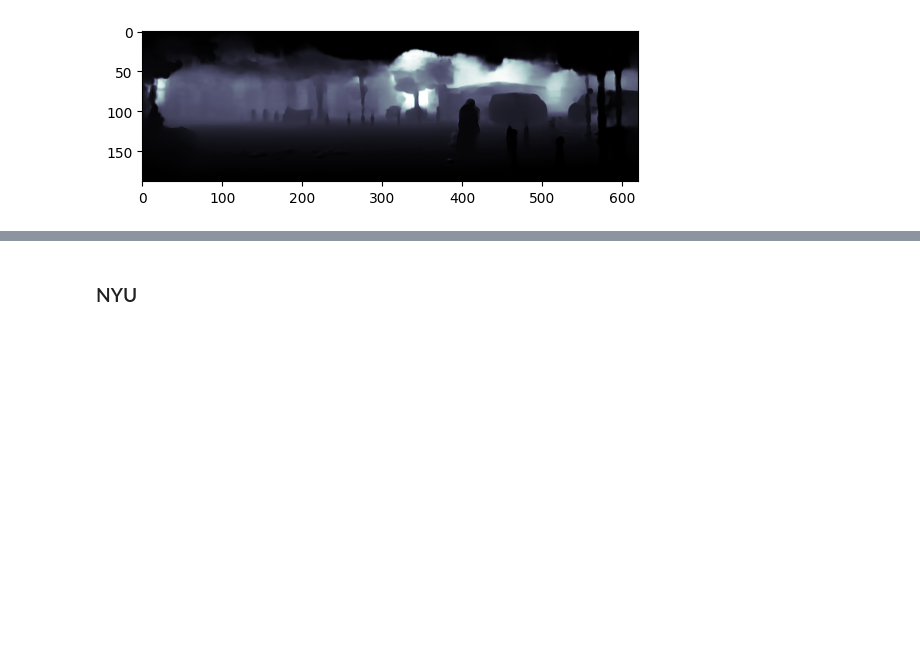
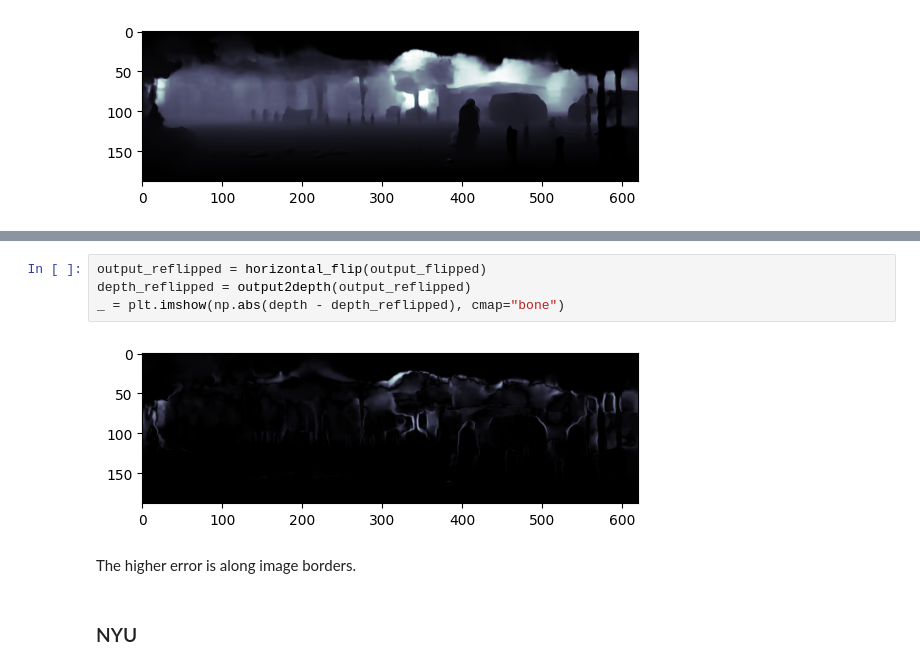
Before and after one commit to andreadalcin/DNN3D, a Jupyter notebook: monodepth.ipynb, the cells around one changed output, grey strips where cells are left out. Saved outputs shown, nothing was run; the diff lists cells and outputs as text; blank space fills up the shorter version.

```diff
--- a/monodepth.ipynb
+++ b/monodepth.ipynb
@@ -47,3 +61,11 @@ _ = plt.imshow(depth, cmap="bone")
+# %%
+output_reflipped = horizontal_flip(output_flipped)
+depth_reflipped = output2depth(output_reflipped)
+_ = plt.imshow(np.abs(depth - depth_reflipped), cmap="bone")
+# %% [output]
+[figure, added]
+# %% [markdown]
+The higher error is along image borders.
 # %% [markdown]
 ### NYU
 # %%
```
Also changed, not shown: parts of 8 cells of this notebook, 1 other file.
